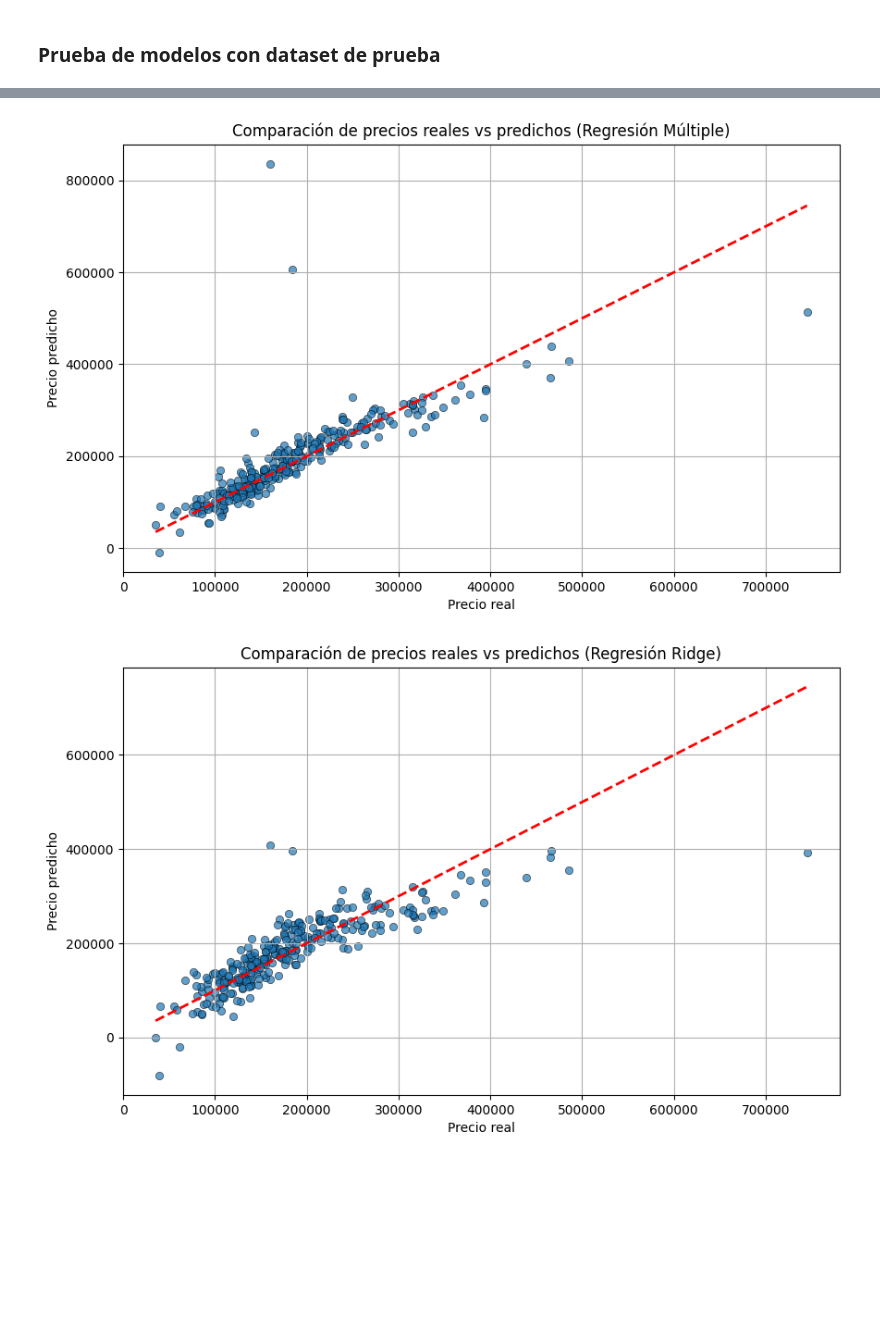
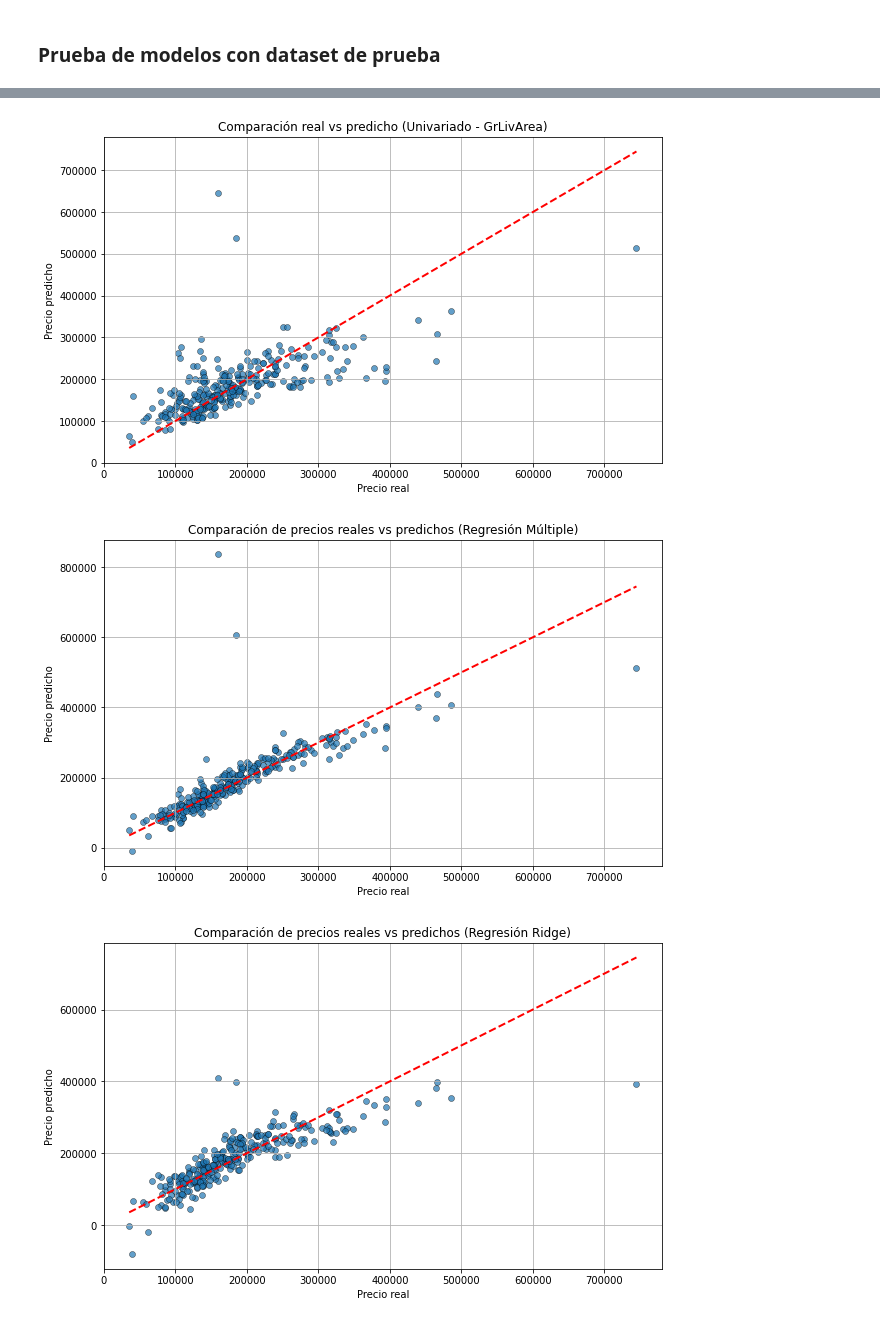
Before and after one commit to paulabaal12/PROY2-DM, a Jupyter notebook: proyecto.ipynb, the cells around one changed output, grey strips where cells are left out. Drawn from its saved outputs; the diff is of its cells as text; code cells hidden in the pictures; blank space fills up the shorter version.

Commit message:
update conclusion of model performance

```diff
--- a/proyecto.ipynb
+++ b/proyecto.ipynb
@@ -715,7 +716,9 @@ Para mejorar el modelo primero que nada se realizó un análisis de multicolinea
 ### **Prueba de modelos con dataset de prueba**
 # %%
 from sklearn.metrics import mean_absolute_error, mean_squared_error, r2_score
-import numpy as np
+
+# Regresión Univariada (GrLivArea)
+y_test_pred_uni = modelo.predict(X_test[['GrLivArea']])
 
 # Obtener predicciones con el modelo inicial (Regresión Lineal Múltiple)
 y_test_pred_multi = modelo_multi.predict(X_test_numeric)
@@ -724,31 +727,44 @@ y_test_pred_multi = modelo_multi.predict(X_test_numeric)
 y_test_pred_ridge = ridge_model.predict(X_test_ridge)
 
 # Calcular métricas de evaluación
+r2_uni = r2_score(y_test, y_test_pred_uni)
 r2_multi = r2_score(y_test, y_test_pred_multi)
 r2_ridge = r2_score(y_test, y_test_pred_ridge)
 
+mae_uni = mean_absolute_error(y_test, y_test_pred_uni)
 mae_multi = mean_absolute_error(y_test, y_test_pred_multi)
 mae_ridge = mean_absolute_error(y_test, y_test_pred_ridge)
 
+mse_uni = mean_squared_error(y_test, y_test_pred_uni)
 mse_multi = mean_squared_error(y_test, y_test_pred_multi)
 mse_ridge = mean_squared_error(y_test, y_test_pred_ridge)
 
 # Calcular RMSE
+rmse_uni = np.sqrt(mse_uni)
 rmse_multi = np.sqrt(mean_squared_error(y_test, y_test_pred_multi))
 rmse_ridge = np.sqrt(mean_squared_error(y_test, y_test_pred_ridge))
 
 
 print("Comparación de Modelos - Conjunto de Prueba")
-print("="*50)
-print(f"{'Métrica':<20}{'Regresión Múltiple':<20}{'Regresión Ridge':<20}")
-print("="*50)
-print(f"{'R² Score':<20}{r2_multi:<20.4f}{r2_ridge:<20.4f}")
-print(f"{'MAE':<20}{mae_multi:<20.4f}{mae_ridge:<20.4f}")
-print(f"{'MSE':<20}{mse_multi:<20.4f}{mse_ridge:<20.4f}")
-print(f"{'RMSE':<20}{rmse_multi:<20.4f}{rmse_ridge:<20.4f}")
-print("="*50)
+print("="*70)
+print(f"{'Métrica':<20}{'Univariado':<15}{'Regresión Múltiple':<20}{'Regresión Ridge':<20}")
+print("="*70)
+print(f"{'R² Score':<20}{r2_uni:<15.4f}{r2_multi:<20.4f}{r2_ridge:<20.4f}")
+print(f"{'MAE':<20}{mae_uni:<15.2f}{mae_multi:<20.2f}{mae_ridge:<20.2f}")
+print(f"{'MSE':<20}{mse_uni:<15.2f}{mse_multi:<20.2f}{mse_ridge:<20.2f}")
+print(f"{'RMSE':<20}{rmse_uni:<15.2f}{rmse_multi:<20.2f}{rmse_ridge:<20.2f}")
+print("="*70)
 
 
+# Gráfico Univariado
+plt.figure(figsize=(10, 6))
+sns.scatterplot(x=y_test, y=y_test_pred_uni, alpha=0.7, edgecolor="k")
+plt.plot([y_test.min(), y_test.max()], [y_test.min(), y_test.max()], color='red', linestyle='--', linewidth=2)
+plt.xlabel("Precio real")
+plt.ylabel("Precio predicho")
+plt.title("Comparación real vs predicho (Univariado - GrLivArea)")
+plt.grid(True)
+plt.show()
 
 # Comparación de precios reales vs predichos - Regresión Múltiple
 plt.figure(figsize=(10, 6))
@@ -782,2 +798,3 @@ RMSE                54730.0652          45350.9487
-[figure, old version]
+[figure, new version]
-[figure, old version]
+[figure, new version]
+[figure, added]
```
Also changed, not shown: parts of 13 cells of this notebook, 1 other file.
